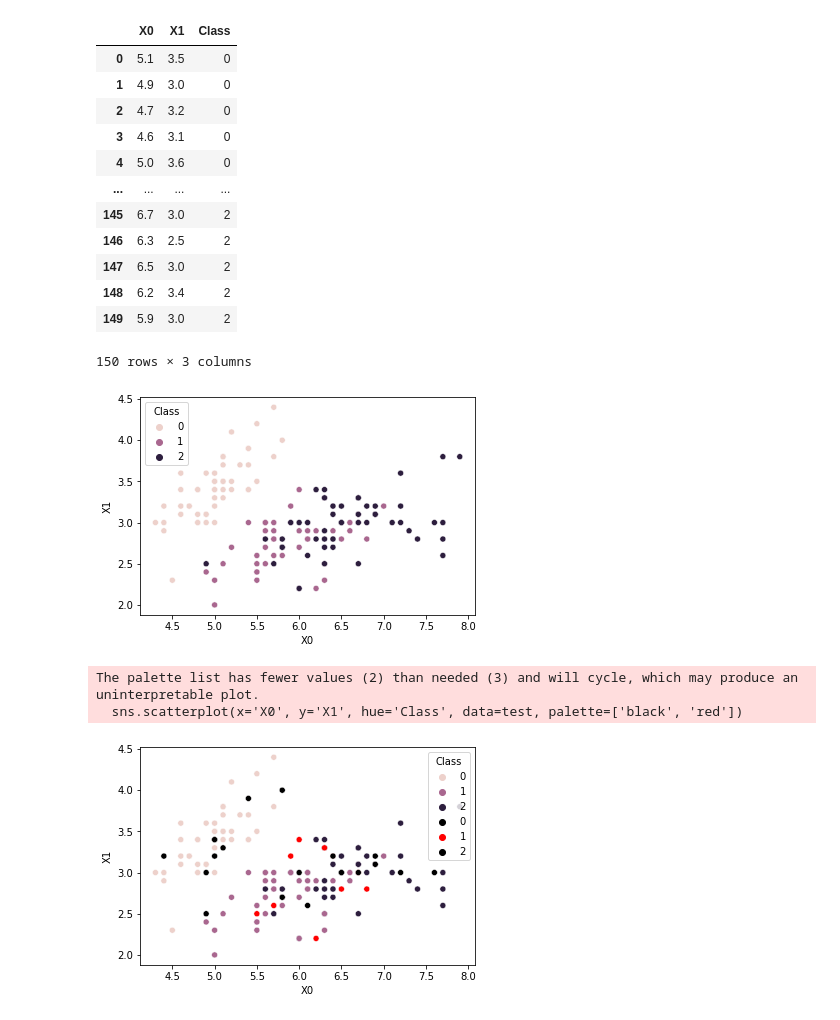
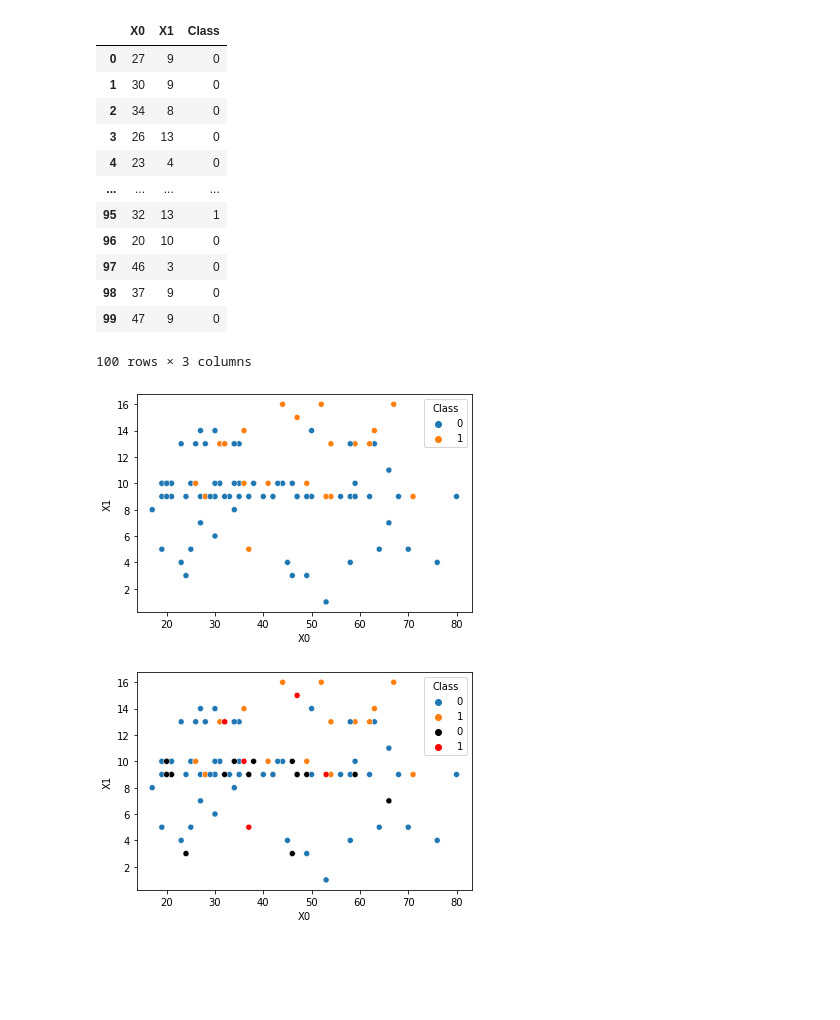
Before and after one commit to Gh0stJJ/KNN, a Jupyter notebook: test_cam.ipynb, the cells around one changed output. Drawn from its saved outputs; the diff is of its cells as text; code cells hidden in the pictures; blank space fills up the shorter version.

```diff
--- a/test_cam.ipynb
+++ b/test_cam.ipynb
@@ -8,7 +8,7 @@ from sklearn import datasets
 from sklearn.preprocessing import StandardScaler
 # %%
 #read csv file
-df = pandas.read_csv('data/iris.csv', header=None)
+df = pandas.read_csv('data/salario.csv', header=None)
 #table dimensions
 col_count = df.shape[1]
 #add column names
@@ -43,39 +43,48 @@ df.rename(columns={col_count-1: 'Class'}, inplace=True)
 df
 # %% [output]
 |  | X0 | X1 | Class |
-| 0 | 5.1 | 3.5 | 0 |
-| 1 | 4.9 | 3.0 | 0 |
-| 2 | 4.7 | 3.2 | 0 |
-| 3 | 4.6 | 3.1 | 0 |
-| 4 | 5.0 | 3.6 | 0 |
+| 0 | 27 | 9 | 0 |
+| 1 | 30 | 9 | 0 |
+| 2 | 34 | 8 | 0 |
+| 3 | 26 | 13 | 0 |
+| 4 | 23 | 4 | 0 |
 | ... | ... | ... | ... |
-| 145 | 6.7 | 3.0 | 2 |
-| 146 | 6.3 | 2.5 | 2 |
-| 147 | 6.5 | 3.0 | 2 |
-| 148 | 6.2 | 3.4 | 2 |
-| 149 | 5.9 | 3.0 | 2 |
+| 95 | 32 | 13 | 1 |
+| 96 | 20 | 10 | 0 |
+| 97 | 46 | 3 | 0 |
+| 98 | 37 | 9 | 0 |
+| 99 | 47 | 9 | 0 |
-150 rows × 3 columns
+100 rows × 3 columns
 # %%
 #plot data using last column as color group
 if col_count == 3:
     sns.scatterplot(x='X0', y='X1', hue='Class', data=df)
 elif col_count == 4:
     #plot scatterplot in 3d
     fig = plt.figure()
     ax = fig.add_subplot(111, projection='3d')
-    ax.scatter(df['X0'], df['X1'], df['X2'], c=df['Class_Enc'], marker='o')
+    ax.scatter(df['X0'], df['X1'], df['X2'], c=df['Class'], marker='o')
     ax.set_xlabel('X0')
     ax.set_ylabel('X1')
     ax.set_zlabel('X2')
     plt.show()
 else:
     print('Cannot plot data with more than 3 dimensions')
 # %% [output]
-[figure, old version]
+[figure, new version]
 # %%
 #Take 80% for training and 20% for testing
-train = df.sample(frac=0.8, random_state=200)
-test = df.drop(train.index)
+#train = df.sample(frac=0.8, random_state=200)
+#test = df.drop(train.index)
+# tomar el 80% de los datos para entrenamiento sin aleatoriedad
+train = df.loc[:int(df.shape[0]*0.8)-1, :].copy()
+# tomar el 20% de los datos para prueba sin aleatoriedad
+test = df.loc[int(df.shape[0]*0.8):, :].copy()
+
+# actualizar los valores del DataFrame original usando .loc[]
+train.loc[:, :] = df.loc[:int(df.shape[0]*0.8), :]
+test.loc[:, :] = df.loc[int(df.shape[0]*0.8):, :]
+#
 
 #plot training data
 if col_count == 3:
@@ -83,9 +92,7 @@ if col_count == 3:
     #plot testing data with different color
     sns.scatterplot(x='X0', y='X1', hue='Class', data=test, palette=['black', 'red'])
 # %% [output]
-The palette list has fewer values (2) than needed (3) and will cycle, which may produce an uninterpretable plot.
-  sns.scatterplot(x='X0', y='X1', hue='Class', data=test, palette=['black', 'red'])
-[figure, old version]
+[figure, new version]
 # %%
 train
 # %% [output]
```
Also changed, not shown: parts of 6 cells of this notebook, 2 other files.
